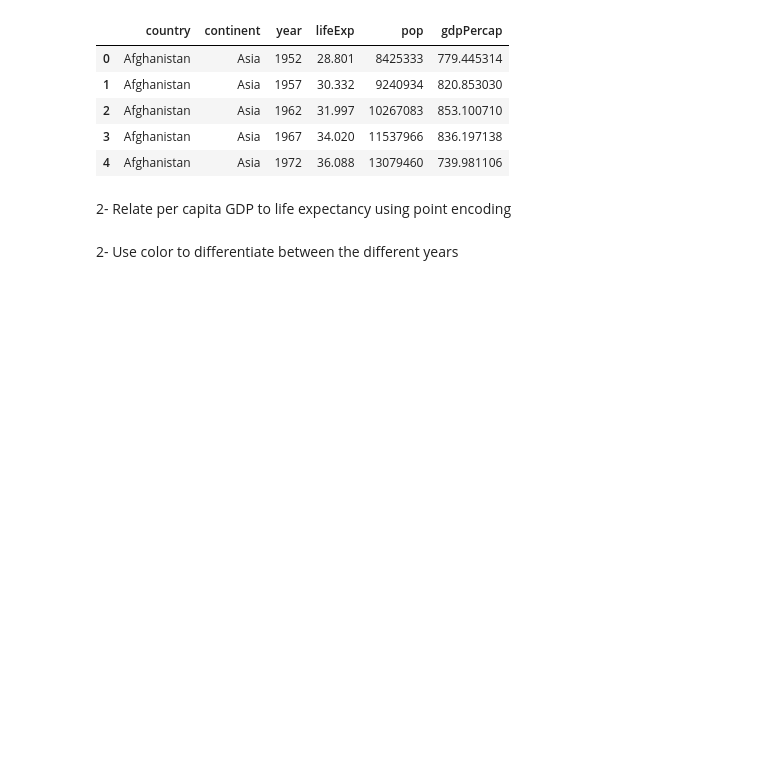
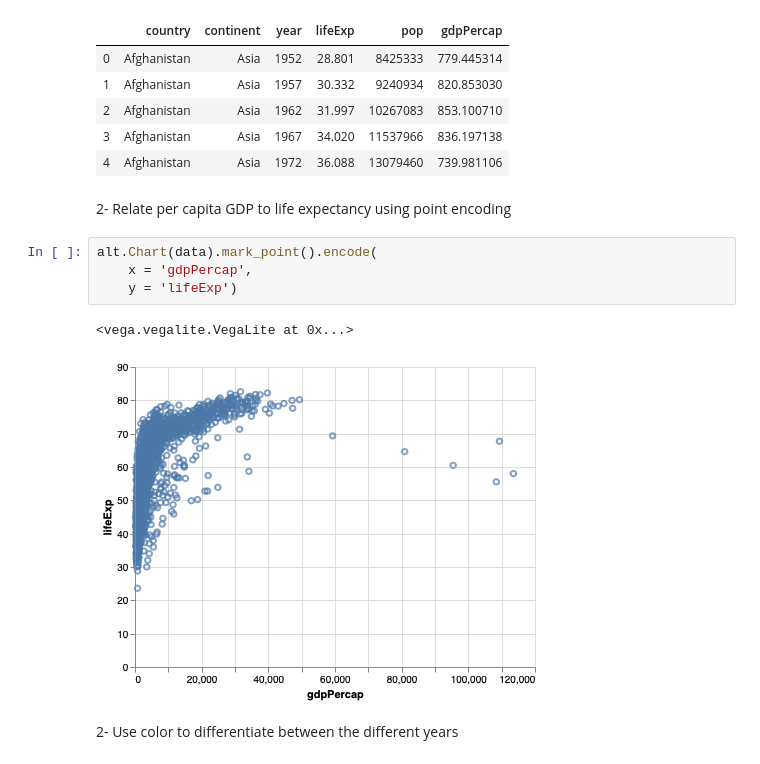
Before and after one commit to hanisaf/mist5730-fall2019, a Jupyter notebook: 30-warmup-sol.ipynb, the cells around one changed output. Cells and saved outputs as stored; diff of their text form; blank space fills up the shorter version.

```diff
--- a/30-warmup-sol.ipynb
+++ b/30-warmup-sol.ipynb
@@ -19,5 +19,12 @@ data.head()
 | 4 | Afghanistan | Asia | 1972 | 36.088 | 13079460 | 739.981106 |
 # %% [markdown]
 2- Relate per capita GDP to life expectancy using point encoding
+# %%
+alt.Chart(data).mark_point().encode(
+    x = 'gdpPercap',
+    y = 'lifeExp')
+# %% [output]
+<vega.vegalite.VegaLite at 0x...>
+[figure, added]
 # %% [markdown]
 2- Use color to differentiate between the different years
```
Also changed, not shown: parts of 10 cells of this notebook, 2 other files.
